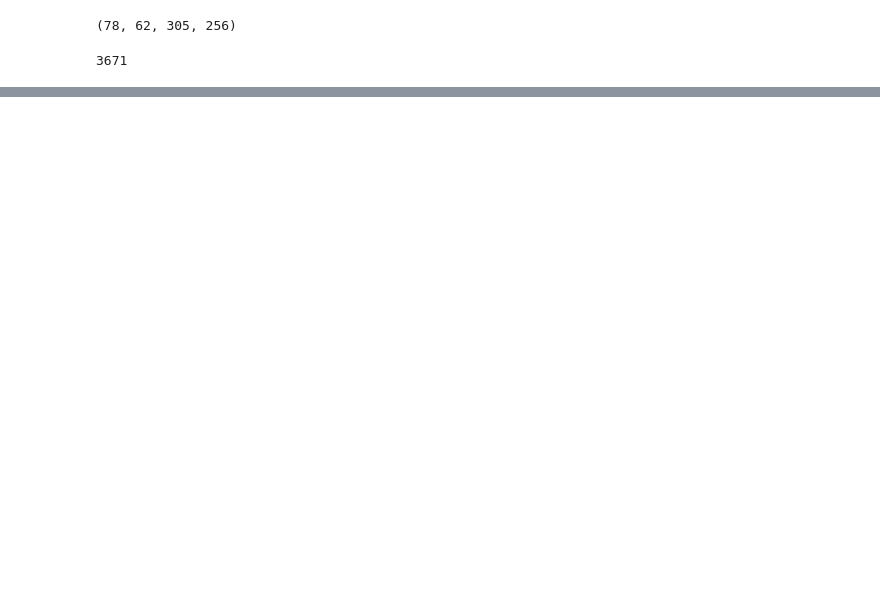
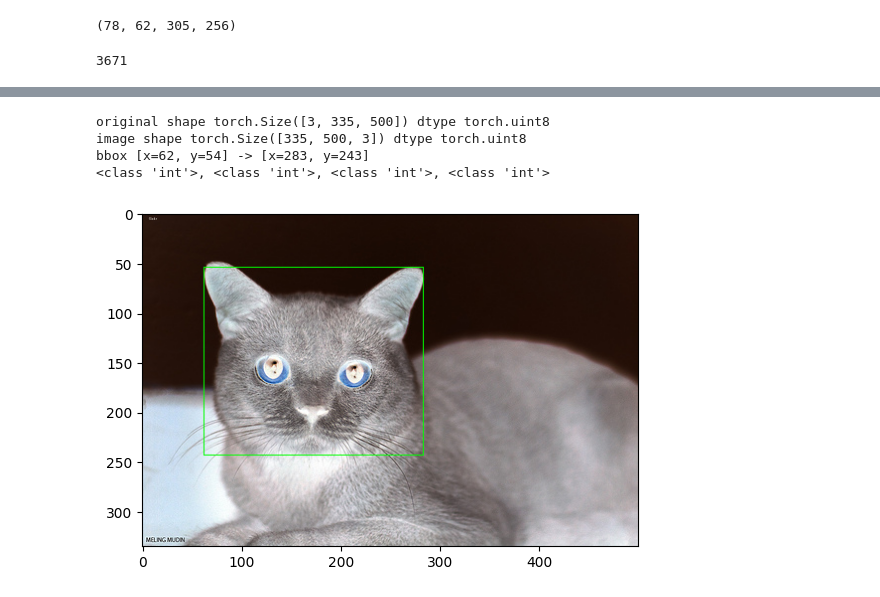
Before and after one commit to kurazu/pytorch_devcontainer_project_template, a Jupyter notebook: nbs/Pets.ipynb, the cells around one changed output, grey strips where cells are left out. Drawn from its saved outputs; the diff is of its cells as text; code cells hidden in the pictures; blank space fills up the shorter version.

```diff
--- a/nbs/Pets.ipynb
+++ b/nbs/Pets.ipynb
@@ -120,0 +152,10 @@ preview_item(ds[random.randint(0, len(train_ds) - 1)])
+# %%
+img, bbox = item
+non_changed_img = 255 - img, bbox
+preview_item(non_changed_img)
+# %% [output]
+original shape torch.Size([3, 335, 500]) dtype torch.uint8
+image shape torch.Size([335, 500, 3]) dtype torch.uint8
+bbox [x=62, y=54] -> [x=283, y=243]
+<class 'int'>, <class 'int'>, <class 'int'>, <class 'int'>
+[figure, added]
```
Also changed, not shown: parts of 11 cells of this notebook.
